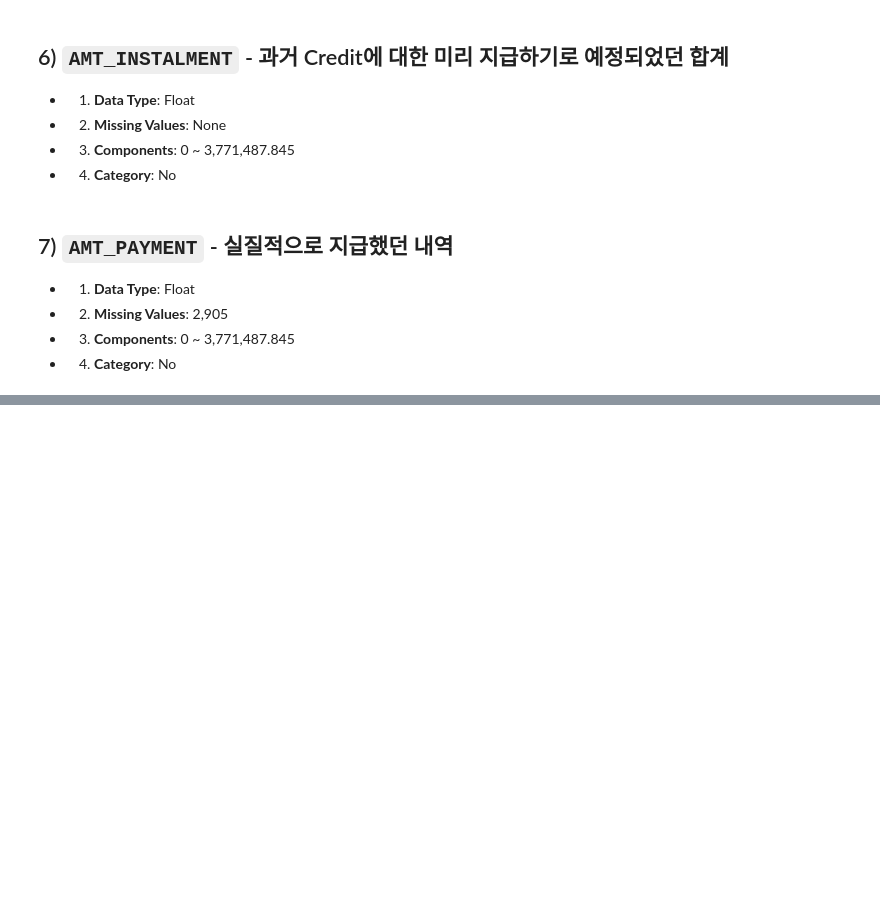
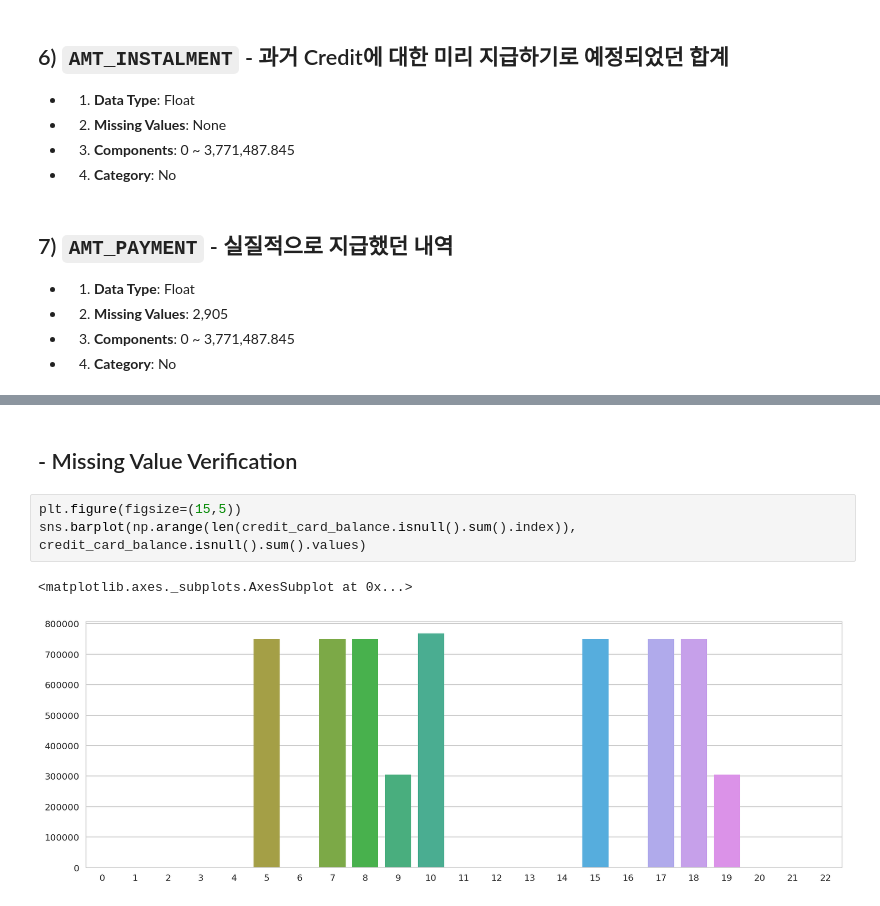
Before and after one commit to MaengHyoyeol/home_credit_project, a Jupyter notebook: 2018_07_13_Kaggle_Home_Credit_Default_Risk_Project.ipynb, the cells around one changed output, grey strips where cells are left out. Saved outputs shown, nothing was run; the diff lists cells and outputs as text; blank space fills up the shorter version.

```diff
--- a/2018_07_13_Kaggle_Home_Credit_Default_Risk_Project.ipynb
+++ b/2018_07_13_Kaggle_Home_Credit_Default_Risk_Project.ipynb
@@ -1313,0 +1315,8 @@ sns.barplot(np.arange(len(installments_payments.isnull().sum().index)), installm
+# %% [markdown]
+## - Missing Value Verification ###
+# %%
+plt.figure(figsize=(15,5))
+sns.barplot(np.arange(len(credit_card_balance.isnull().sum().index)), credit_card_balance.isnull().sum().values)
+# %% [output]
+<matplotlib.axes._subplots.AxesSubplot at 0x...>
+[figure, added]
```
Also changed, not shown: parts of 28 cells of this notebook, 1 other file.
